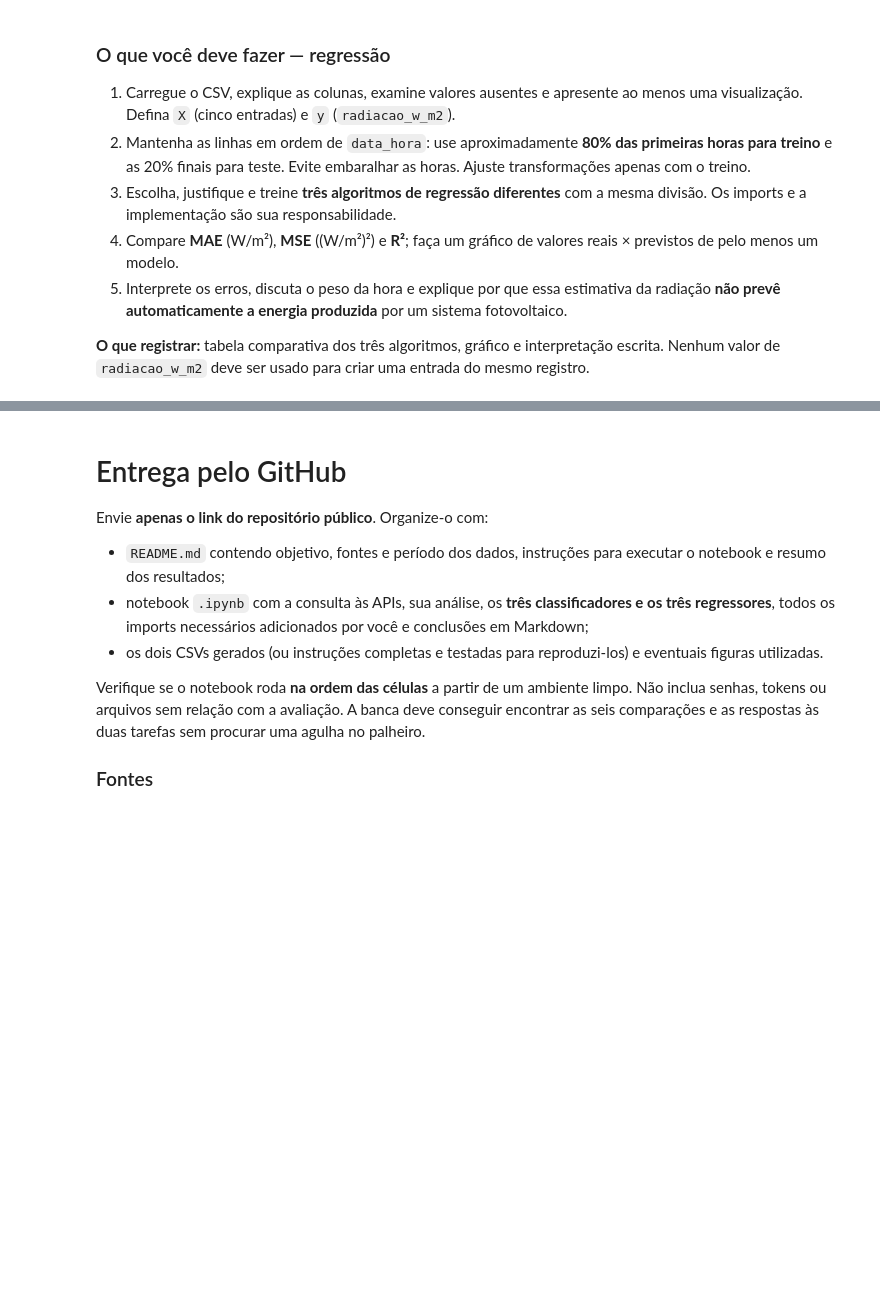
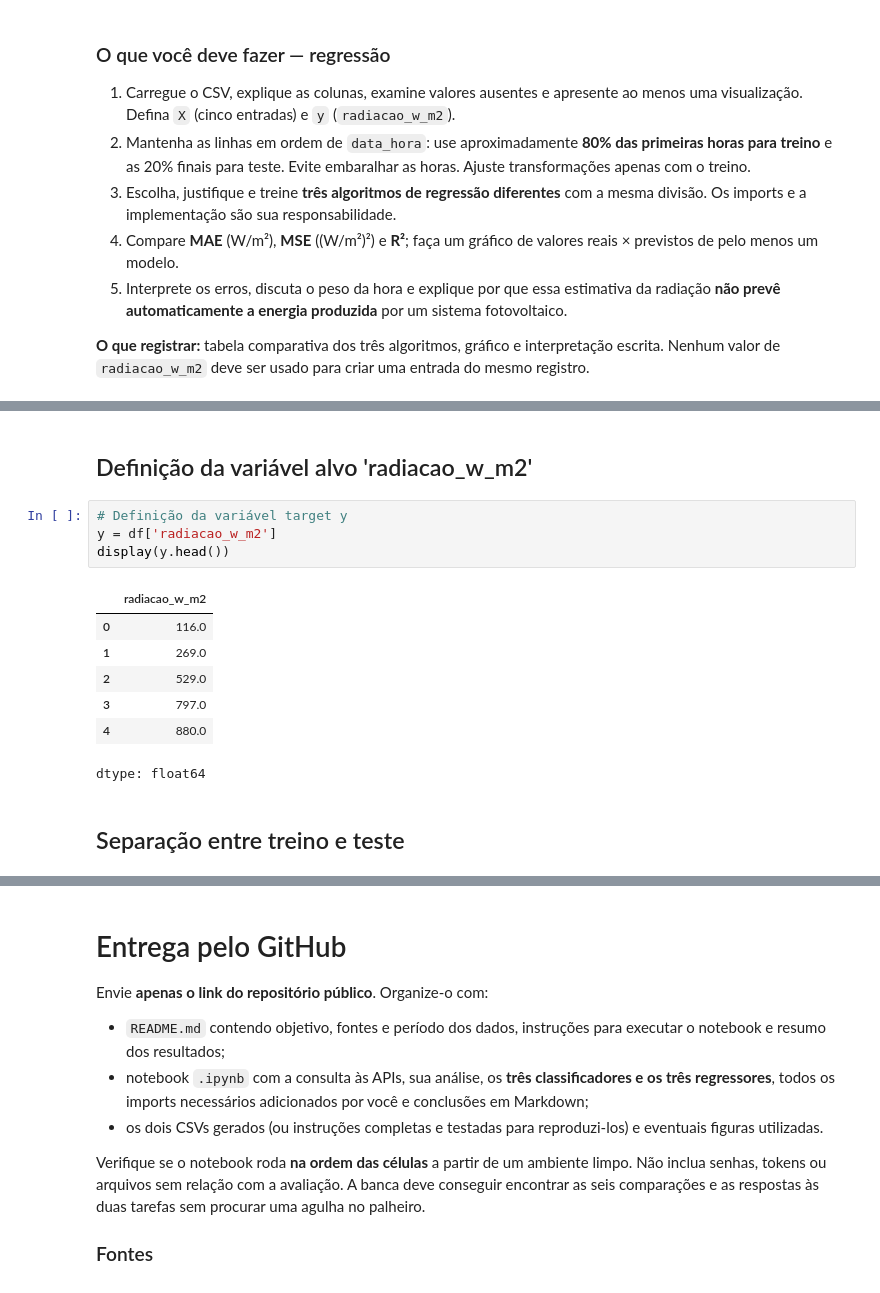
Before and after one commit to JunUehara56/CP5_SERS, a Jupyter notebook: Aula_APIs_Energia_Renovavel_ML.ipynb, the cells around one changed output, grey strips where cells are left out. Drawn from its saved outputs; the diff is of its cells as text; blank space fills up the shorter version.

```diff
--- a/Aula_APIs_Energia_Renovavel_ML.ipynb
+++ b/Aula_APIs_Energia_Renovavel_ML.ipynb
@@ -555,0 +629,16 @@ Salvo: meteo_regressao_orange.csv
+# %% [markdown]
+## Definição da variável alvo 'radiacao_w_m2'
+# %%
+# Definição da variável target y
+y = df['radiacao_w_m2']
+display(y.head())
+# %% [output]
+|  | radiacao_w_m2 |
+| 0 | 116.0 |
+| 1 | 269.0 |
+| 2 | 529.0 |
+| 3 | 797.0 |
+| 4 | 880.0 |
+dtype: float64
+# %% [markdown]
+## Separação entre treino e teste
```
Also changed, not shown: parts of 12 cells of this notebook.
